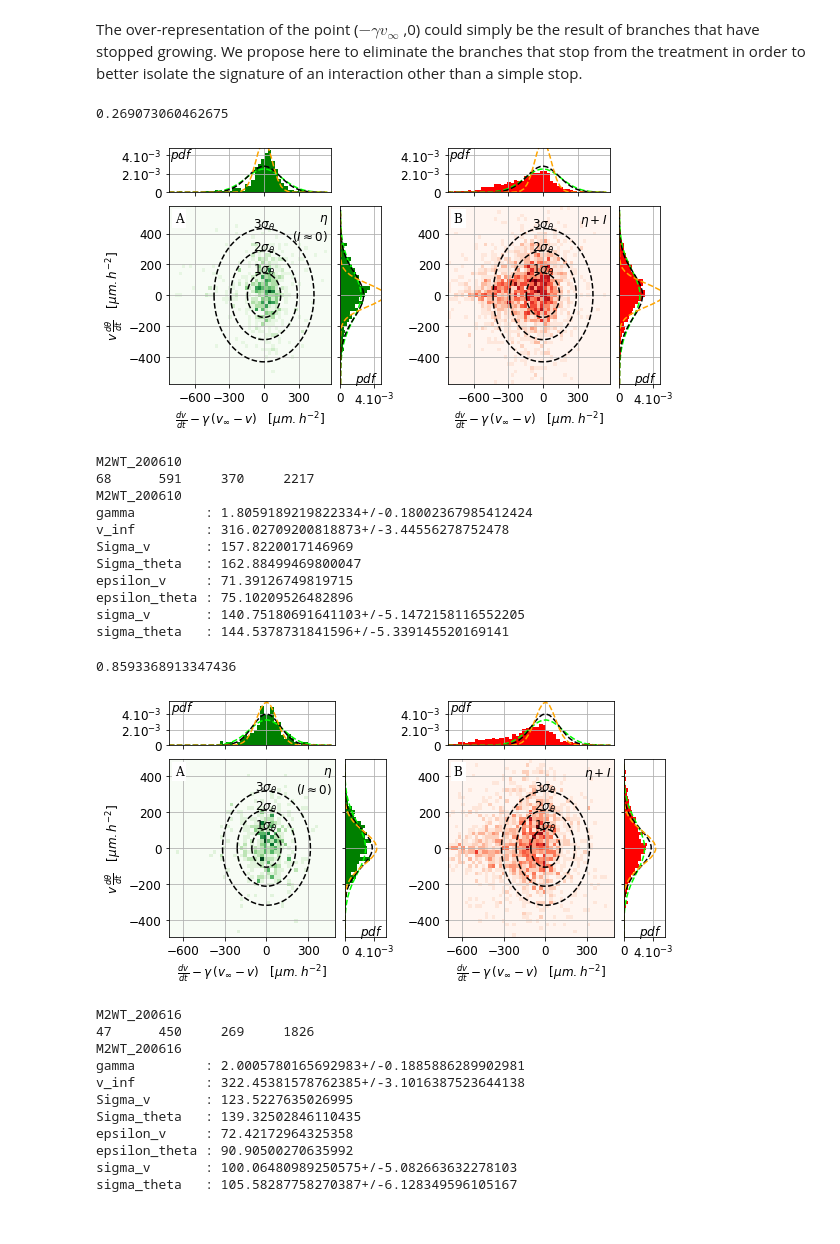
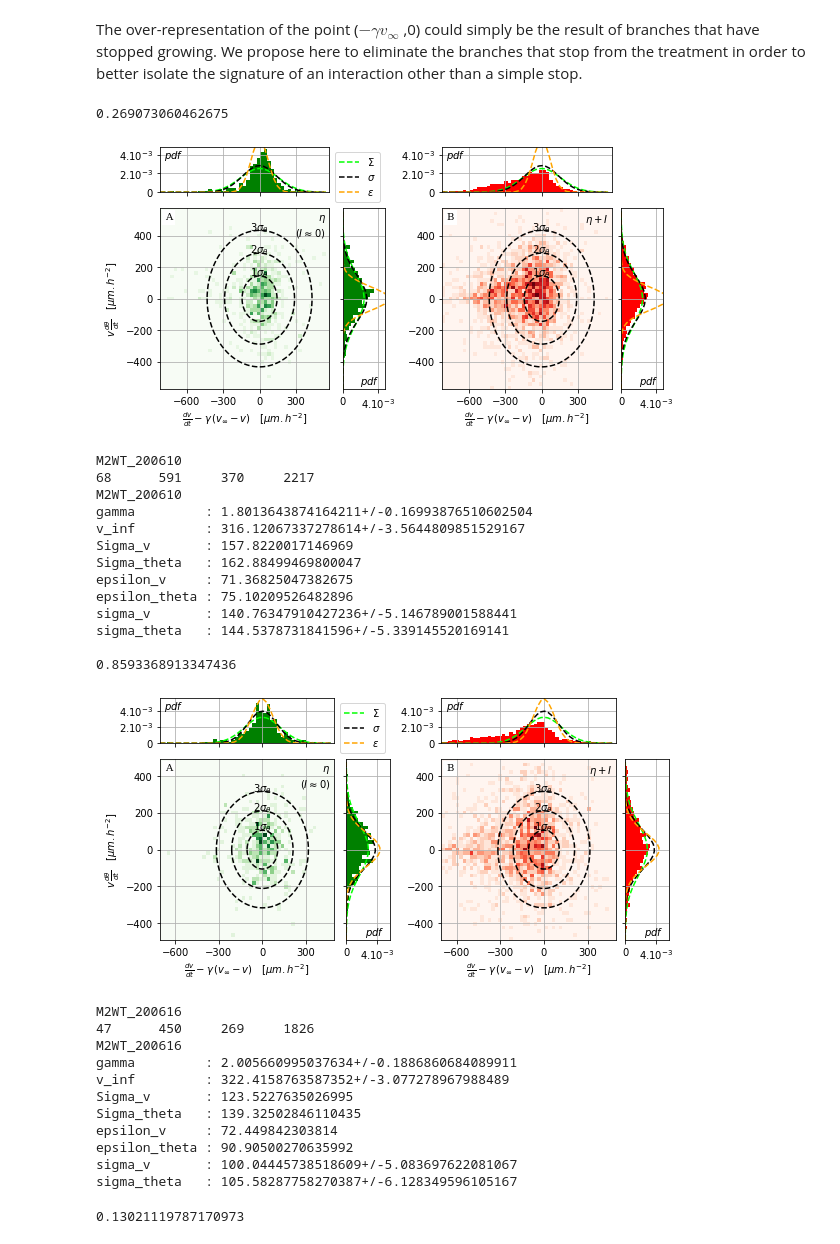
Before and after one commit to thibault-chassereau/HyphalNetwork_ApexHypha_Interactions, a Jupyter notebook: ApexHyphaInteractions.ipynb, the cells around one changed output. Drawn from its saved outputs; the diff is of its cells as text; code cells hidden in the pictures.

```diff
--- a/ApexHyphaInteractions.ipynb
+++ b/ApexHyphaInteractions.ipynb
@@ -801,7 +888,7 @@ for r in M2s:
     Npts = np.sum(np.logical_and(np.abs(eta_free[0,:])<4*sigma,
                                 np.abs(eta_free[1,:])<4*sigma))
     thetas = np.linspace(-np.pi,np.pi,360)
-    fig_2, axs = plt.subplot_mosaic([['histx', '.','histx2','.'],
+    fig_2, axs = plt.subplot_mosaic([['histx', 'leg','histx2','.'],
                                     ['scatter', 'histy','scatter2','histy2']],
                                     figsize=(8,4),
                                     gridspec_kw={'width_ratios':[4,1,4,1], 'height_ratios':[1,4]},
@@ -871,61 +958,65 @@ for r in M2s:
         sigma_theta = SIGMAS[5]
         eps_theta = SIGMAS[3]
         xx = (bins_y[:-1]+bins_y[:-1])/2
-        ax.plot(norm.pdf(xx/SIGMA_theta)/SIGMA_theta,xx,'--',color ="lime")
-        ax.plot(norm.pdf(xx/sigma_theta)/sigma_theta,xx,'k--')
-        ax.plot(norm.pdf(xx/eps_theta)/eps_theta,xx,ls='--',color="orange")
+        line1, = ax.plot(norm.pdf(xx/SIGMA_theta)/SIGMA_theta,xx,'--',color ="lime")
+        line2, = ax.plot(norm.pdf(xx/sigma_theta)/sigma_theta,xx,'k--')
+        line3, = ax.plot(norm.pdf(xx/eps_theta)/eps_theta,xx,ls='--',color="orange")
         ax.set_xlim(0,pdf_lim)
         ax.set_xticks([0,4e-3],labels=["0","$4.10^{-3}$"])
         ax.grid()
+    axs['leg'].legend([line1,line2,line3],["$\Sigma$","$\sigma$","$\epsilon$"],loc=1)
+    axs['leg'].set_axis_off()
     plt.savefig(f"fig4_{rname}",dpi = 300)
     plt.show()
     plt.close()
     print(r.name)
     data_f= datas_f[r.name]
     Nfree = len(np.unique(data_f[:,-1]))
     nfree = len(data_f)
     print(f"{Nfree}\t{nfree}\t{Nobst}\t{nobst}")
     Sigma_theta = SIGMAS[1]
     dsigma_theta = SIGMAS[7]
     sigma_v = SIGMAS[4]
     dsigma_v = SIGMAS[6]
     print(rname)
     print(f"gamma         : {gamma}+/-{dgamma}")
     print(f"v_inf         : {vinf}+/-{dvinf}")
     print(f"Sigma_v       : {SIGMAS[0]}")
     print(f"Sigma_theta   : {SIGMAS[1]}")
     print(f"epsilon_v     : {SIGMAS[2]}")
     print(f"epsilon_theta : {SIGMAS[3]}")
     print(f"sigma_v       : {SIGMAS[4]}+/-{SIGMAS[6]}")
     print(f"sigma_theta   : {SIGMAS[5]}+/-{SIGMAS[7]}")
     print()
     #print(f"{gamma}+/-{dgamma}\n{vinf}+/-{dvinf}\n{Sigma_theta}+/-{dSigma_theta}\n{sigma_theta}+/-{dsigma_theta}")
     means.append([[gamma,dgamma],[vinf,dvinf],[Sigma_theta,dSigma_theta],[sigma_theta,dsigma_theta],[sigma_v,dsigma_v]])
 means = np.array(means)
 # %% [output]
 0.269073060462675
-[figure, old version]
+[figure, new version]
 M2WT_200610
 68      591     370     2217
 M2WT_200610
-gamma         : 1.8059189219822334+/-0.18002367985412424
-v_inf         : 316.02709200818873+/-3.44556278752478
+gamma         : 1.8013643874164211+/-0.16993876510602504
+v_inf         : 316.12067337278614+/-3.5644809851529167
 Sigma_v       : 157.8220017146969
 Sigma_theta   : 162.88499469800047
-epsilon_v     : 71.39126749819715
+epsilon_v     : 71.36825047382675
 epsilon_theta : 75.10209526482896
-sigma_v       : 140.75180691641103+/-5.1472158116552205
+sigma_v       : 140.76347910427236+/-5.146789001588441
 sigma_theta   : 144.5378731841596+/-5.339145520169141
+
+0.8593368913347436
+[figure, new version]
-0.8593368913347436
+M2WT_200616
+47      450     269     1826
+M2WT_200616
+gamma         : 2.005660995037634+/-0.1886860684089911
+v_inf         : 322.4158763587352+/-3.077278967988489
+Sigma_v       : 123.5227635026995
+Sigma_theta   : 139.32502846110435
+epsilon_v     : 72.449842303814
+epsilon_theta : 90.90500270635992
+sigma_v       : 100.04445738518609+/-5.083697622081067
+sigma_theta   : 105.58287758270387+/-6.128349596105167
-[figure, old version]
-M2WT_200616
-47      450     269     1826
-M2WT_200616
-gamma         : 2.0005780165692983+/-0.1885886289902981
-v_inf         : 322.45381578762385+/-3.1016387523644138
-Sigma_v       : 123.5227635026995
-Sigma_theta   : 139.32502846110435
-epsilon_v     : 72.42172964325358
-epsilon_theta : 90.90500270635992
-sigma_v       : 100.06480989250575+/-5.082663632278103
-sigma_theta   : 105.58287758270387+/-6.128349596105167
+0.13021119787170973
```
Also changed, not shown: parts of 10 cells of this notebook, 7 other files.
